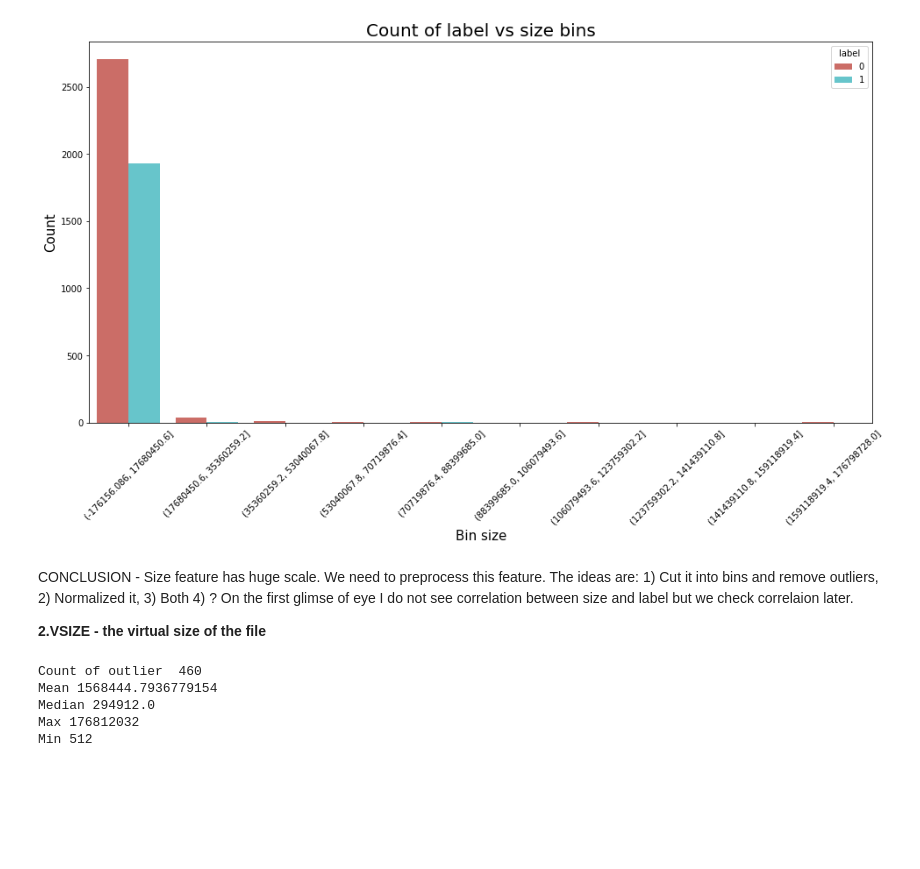
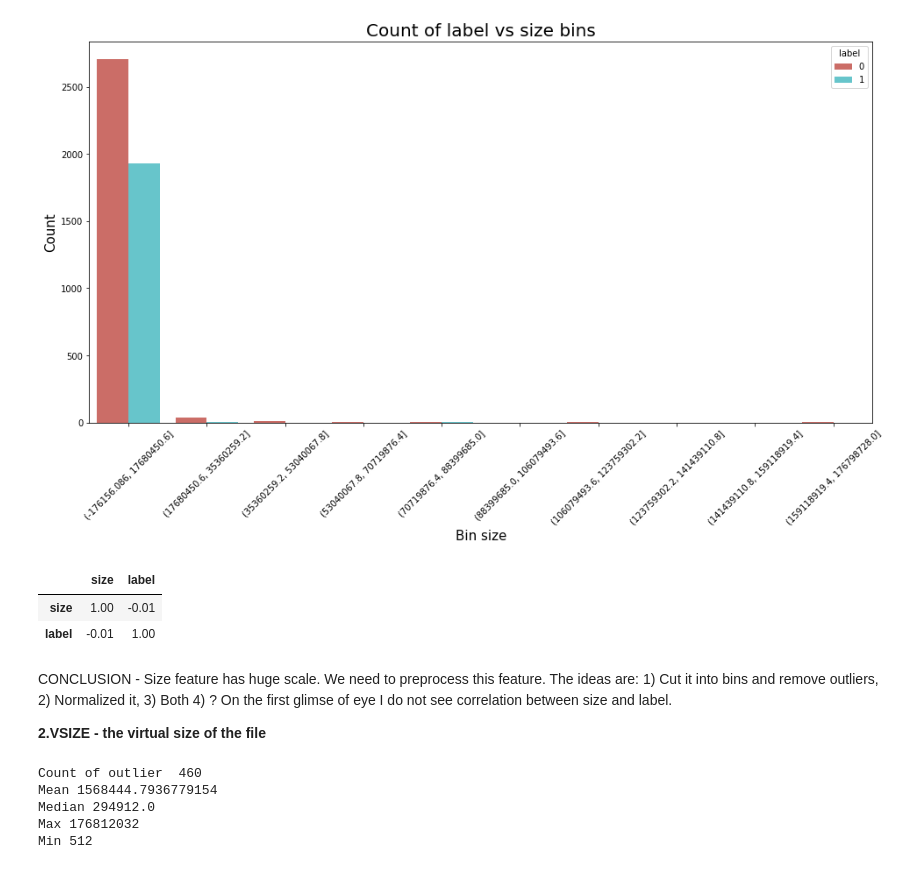
Before and after one commit to patrycjapiechowicz/cybersec, a Jupyter notebook: notebooks/EDA - general, label, string data.ipynb, the cells around one changed output. Saved outputs shown, nothing was run; the diff lists cells and outputs as text; code cells hidden in the pictures; blank space fills up the shorter version.

```diff
--- a/notebooks/EDA - general, label, string data.ipynb
+++ b/notebooks/EDA - general, label, string data.ipynb
@@ -491,9 +585,15 @@ plt.show()
 # %% [output]
 <Figure size 432x288 with 0 Axes>
 [figure]
+# %%
+data_all_labeled[['size','label']].corr()
+# %% [output]
+|  | size | label |
+| size | 1.00 | -0.01 |
+| label | -0.01 | 1.00 |
 # %% [markdown]
 CONCLUSION - Size feature has huge scale. We need to preprocess this feature. The ideas are: 1) Cut it into bins and remove outliers, 2) Normalized it, 3) Both 4) ?
-On the first glimse of eye I do not see correlation between size and label but we check correlaion later.
+On the first glimse of eye I do not see correlation between size and label.
 
 **2.VSIZE - the virtual size of the file**
 # %%
```
Also changed, not shown: parts of 76 cells of this notebook, 1 other file.
